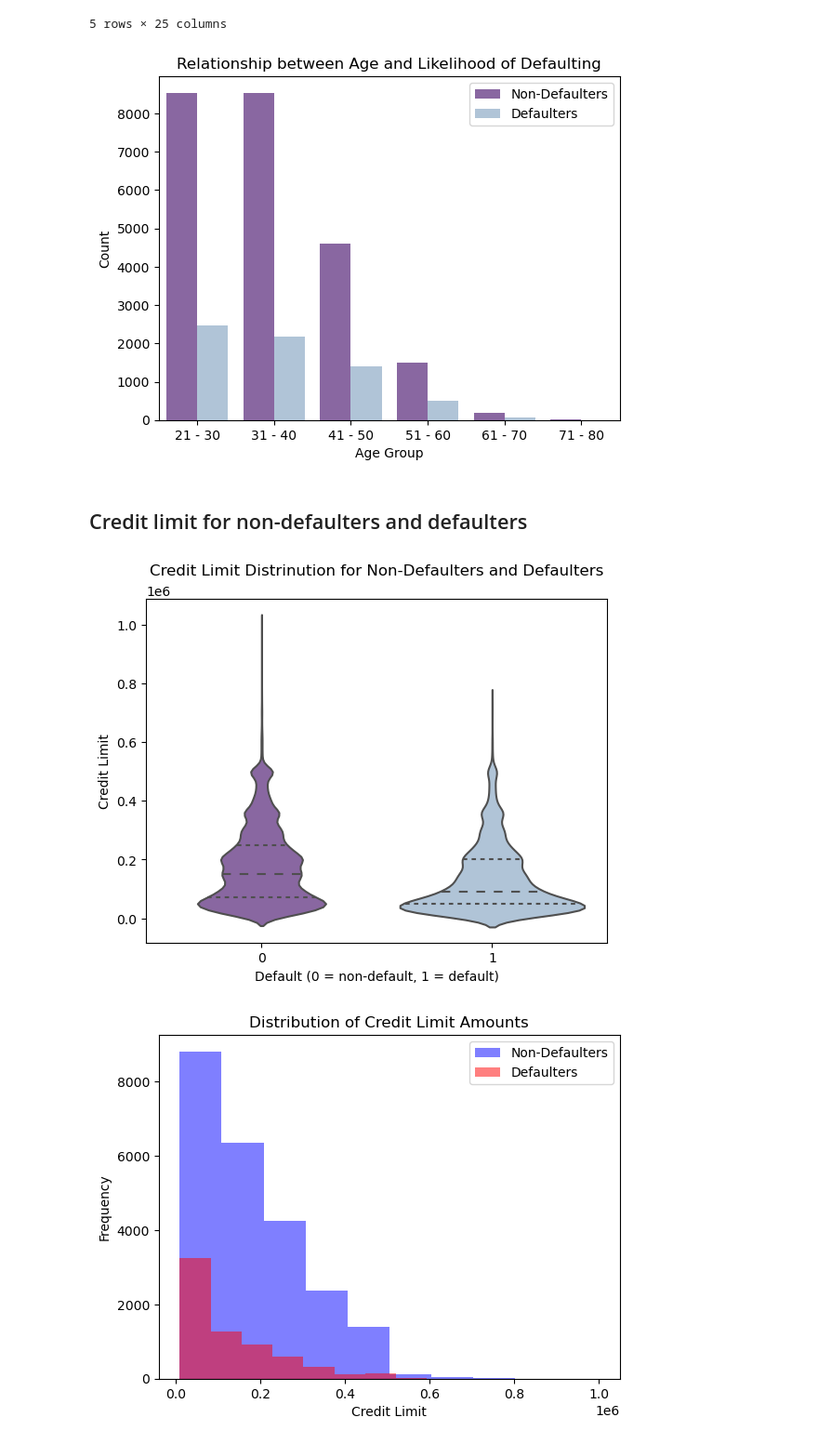
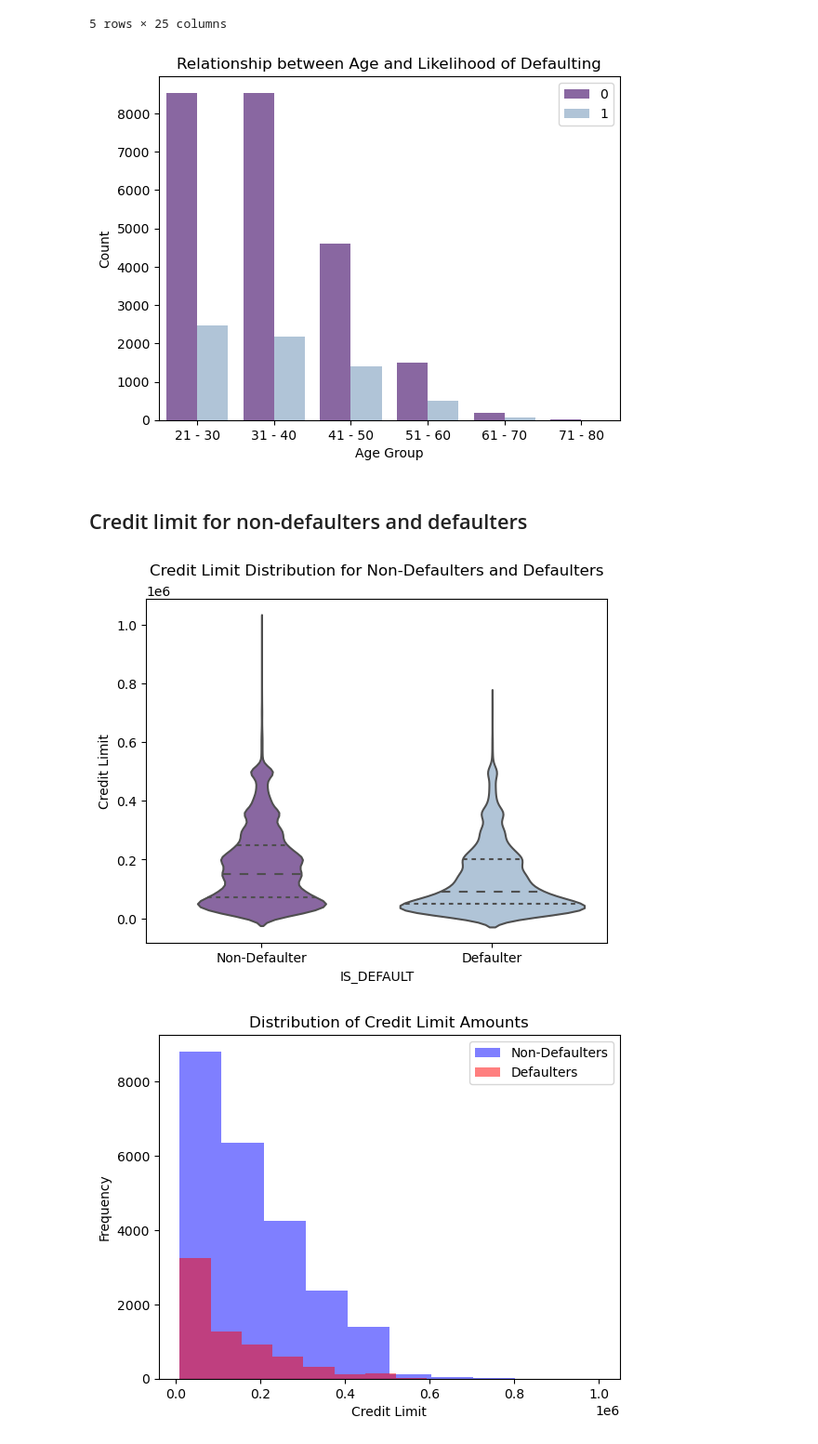
Before and after one commit to ambily-treesa/DAB103-CreditCardDefault, a Jupyter notebook: DAB103 Credit Card Payment Default Final Project.ipynb, the cells around one changed output. Shown at 93% size. Saved outputs shown, nothing was run; the diff lists cells and outputs as text; code cells hidden in the pictures.

```diff
--- a/DAB103 Credit Card Payment Default Final Project.ipynb
+++ b/DAB103 Credit Card Payment Default Final Project.ipynb
@@ -560,25 +561,26 @@ df_raw.head()
 # %%
 df_main = df_raw.copy()
 
 sns.countplot(x="AGE_GROUP", hue="IS_DEFAULT", data=df_main, palette='BuPu_r')
 plt.title("Relationship between Age and Likelihood of Defaulting")
 plt.xlabel("Age Group")
 plt.ylabel("Count")
-plt.legend(['Non-Defaulters', 'Defaulters'])
+plt.legend()
 plt.show()
 # %% [output]
-[figure, old version]
+[figure, new version]
 # %% [markdown]
 ## Credit limit for non-defaulters and defaulters
 # %%
 sns.violinplot(data=df_main, x="IS_DEFAULT", y="CREDIT_LIMIT", inner="quartile", palette='BuPu_r')
-plt.title("Credit Limit Distrinution for Non-Defaulters and Defaulters\n")
-plt.xlabel("Default (0 = non-default, 1 = default)")
+plt.title("Credit Limit Distribution for Non-Defaulters and Defaulters\n")
+# plt.xlabel() #"Default (0 = Non-Default, 1 = default)")
 plt.ylabel("Credit Limit")
-# plt.ylim(0,999999)
+plt.xticks(df_main['IS_DEFAULT'].unique(), ['Defaulter', 'Non-Defaulter'])
+
 plt.show()
 # %% [output]
-[figure, old version]
+[figure, new version]
 # %%
 # Separate credit limit data for defaulters and non-defaulters
 credit_limit_nondefault = df_main[df_main['IS_DEFAULT']==0]['CREDIT_LIMIT']
```
Also changed, not shown: parts of 3 cells of this notebook, 1 other file.
